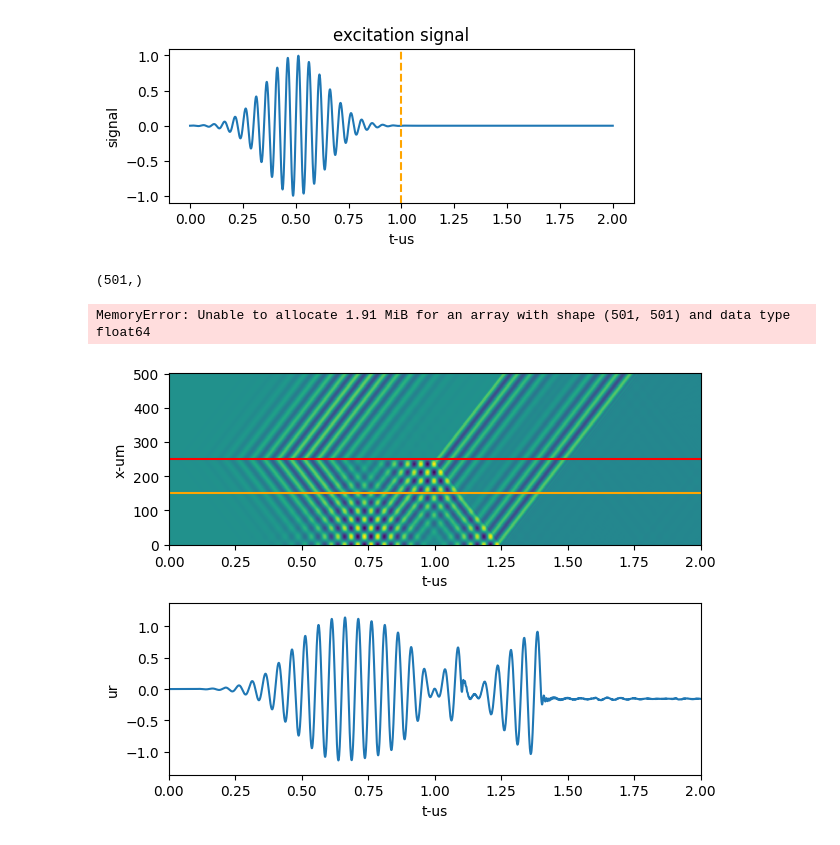
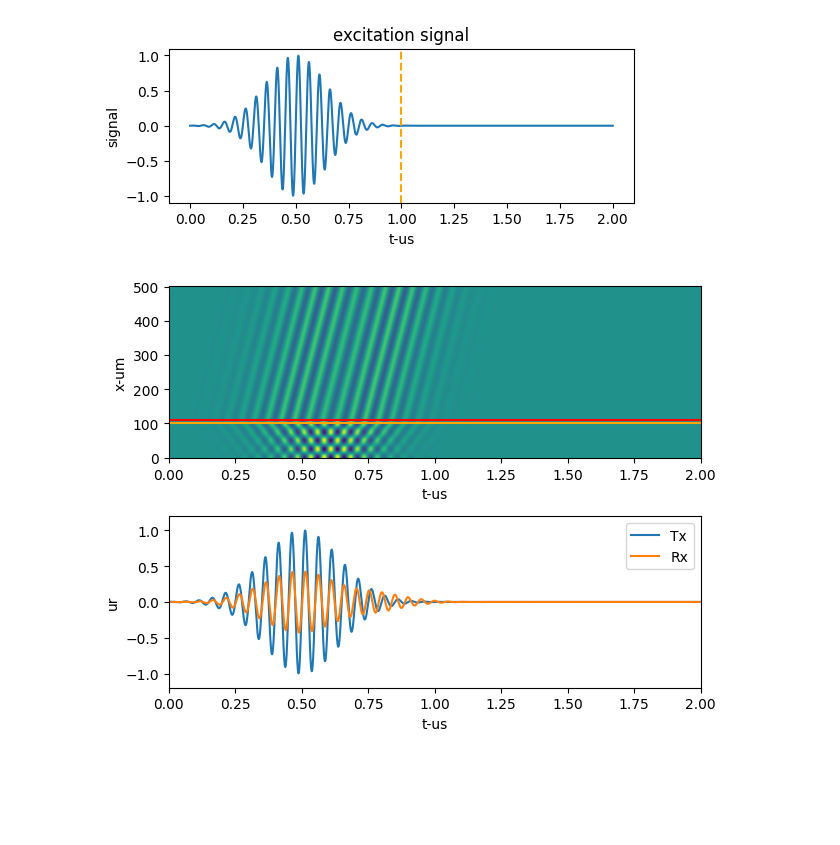
Before and after one commit to changtix/Physics-in-Python, a Jupyter notebook: wave-propagation/wave_1d_various_material_propterties.ipynb, the cells around one changed output. Drawn from its saved outputs; the diff is of its cells as text; code cells hidden in the pictures; blank space fills up the shorter version.

```diff
--- a/wave-propagation/wave_1d_various_material_propterties.ipynb
+++ b/wave-propagation/wave_1d_various_material_propterties.ipynb
@@ -125,9 +125,9 @@ K =
 # plot excitation signal
 t0 = 1 # us
 n0 = int(t0/dt)
-xf = 110 # um
+xf = xs[1] # um
 mf = int(xf/dx)
-xr = 100 # ums
+xr = xs[0] # ums
 mr = int(xr/dx)
 hf = xf - xr
 
@@ -136,6 +136,7 @@ e33 = 1
 ff = np.zeros_like(dd)
 ff[xr] = -d33*dx/(2*hf)
 ff[xf] = d33*dx/(2*hf)
+ff *= (r*r).reshape(dd.shape)
 
 freq = 20 # MHz
 def f(t):
@@ -157,7 +158,7 @@ plt.show()
 # assume both \epsilon_33 = 1
 def get_next(u_curr, u_prev, n):
     # n = index of u_curr
-    u_next = K@u_curr - dd*u_prev - ff*exc_sig[n]*r*r
+    u_next = K@u_curr - dd*u_prev + ff*exc_sig[n]
     return u_next
 
 def wave_1d(u_ini):
@@ -186,31 +182,27 @@ u_next = K@u_curr - dd*u_prev - ff*exc_sig[n]*r*r
-# %%
-(r*r).shape
-# %% [output]
-(501,)
 # %%
 # solve wave 1d
 u_ini = np.zeros((Nx+1, 1)) # column vector
 
 U, ur = wave_1d(u_ini)
-# %% [output]
-MemoryError: Unable to allocate 1.91 MiB for an array with shape (501, 501) and data type float64
 # %%
 # visualize results
 fig, ax = plt.subplots(2)
 xx,tt = np.meshgrid(xgrid, tgrid, indexing='ij')
-ax[0].pcolor(tt,xx,U)
+ax[0].pcolormesh(tt,xx,U)
 ax[0].axhline(y=xf, color='r', linestyle='-')
 ax[0].axhline(y=xr, color='orange', linestyle='-')
 ax[0].set_xlabel('t-us')
 ax[0].set_ylabel('x-um')
 
-ax[1].plot(tgrid, ur)
+ax[1].plot(tgrid, exc_sig, label='Tx')
+ax[1].plot(tgrid, ur, label='Rx')
 ax[1].set_xlabel('t-us')
 ax[1].set_ylabel('ur')
 ax[1].margins(x=0.0, y=0.1)
+ax[1].legend()
 fig.tight_layout()
 # %% [output]
-[figure, old version]
+[figure, new version]
 # %%
 # wave propagation in spacextime
 import time
```
Also changed, not shown: parts of 14 cells of this notebook.
